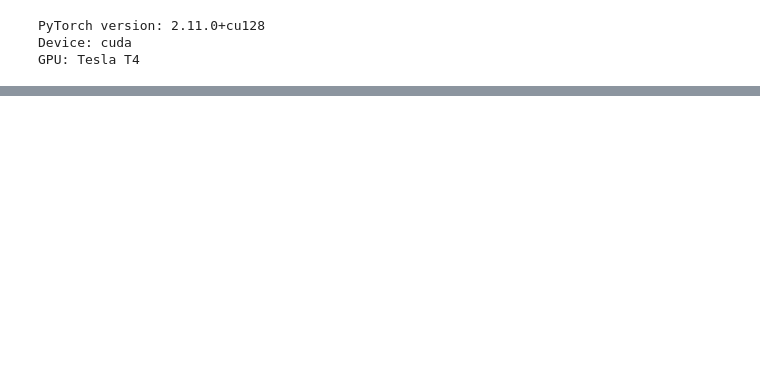
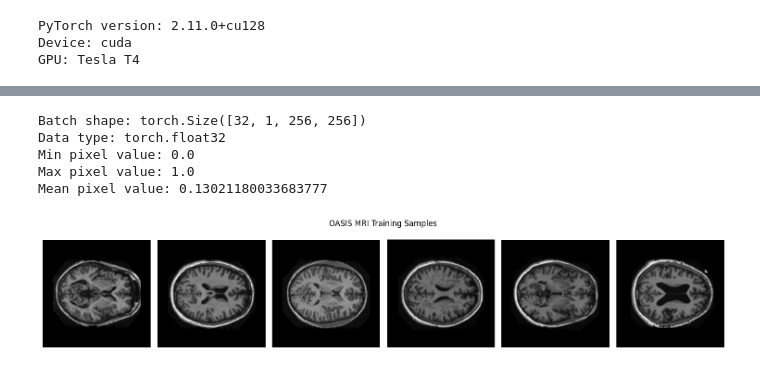
Before and after one commit to Quang365/mri-recognition, a Jupyter notebook: notebooks/VAE.ipynb, the cells around one changed output, grey strips where cells are left out. Drawn from its saved outputs; the diff is of its cells as text; code cells hidden in the pictures; blank space fills up the shorter version.

Commit message:
Integrate OASIS data and validate VAE pipeline

```diff
--- a/notebooks/VAE.ipynb
+++ b/notebooks/VAE.ipynb
@@ -424,13 +438,20 @@ def train_vae(
 
     return history
 # %%
-history = train_vae(
-    model=model,
-    train_loader=train_loader,
-    val_loader=val_loader,
-    optimizer=optimizer,
-    device=device,
-    num_epochs=NUM_EPOCHS,
-    checkpoint_path="best_vae.pth"
-)
+# Set to True only when we intentionally want to train the VAE
+RUN_TRAINING = False
+
+if RUN_TRAINING:
+    history = train_vae(
+        model=model,
+        train_loader=train_loader,
+        val_loader=val_loader,
+        optimizer=optimizer,
+        device=device,
+        num_epochs=NUM_EPOCHS,
+        checkpoint_path="best_vae.pth"
+    )
+else:
+    history = None
+    print("Training disabled.")
 # %% [output]
@@ -562,0 +586,25 @@ Latent extraction skipped: OASIS dataset is not available.
+# %%
+images = next(iter(train_loader))
+
+print("Batch shape:", images.shape)
+print("Data type:", images.dtype)
+print("Min pixel value:", images.min().item())
+print("Max pixel value:", images.max().item())
+print("Mean pixel value:", images.mean().item())
+
+fig, axes = plt.subplots(1, 6, figsize=(15, 3))
+
+for i in range(6):
+    axes[i].imshow(images[i].squeeze(), cmap="gray")
+    axes[i].axis("off")
+
+plt.suptitle("OASIS MRI Training Samples")
+plt.tight_layout()
+plt.show()
+# %% [output]
+Batch shape: torch.Size([32, 1, 256, 256])
+Data type: torch.float32
+Min pixel value: 0.0
+Max pixel value: 1.0
+Mean pixel value: 0.13021180033683777
+[figure, added]
```
Also changed, not shown: parts of 8 cells of this notebook.
